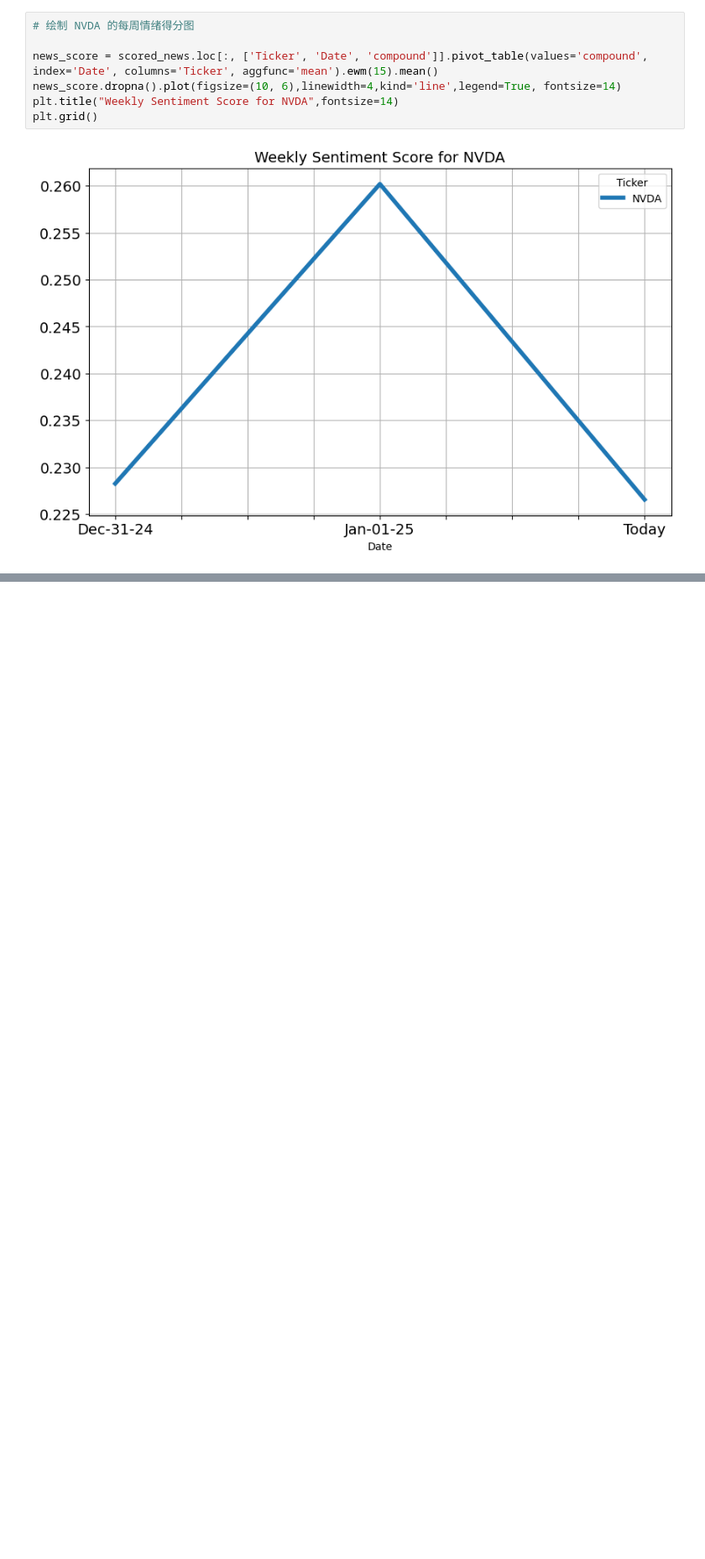
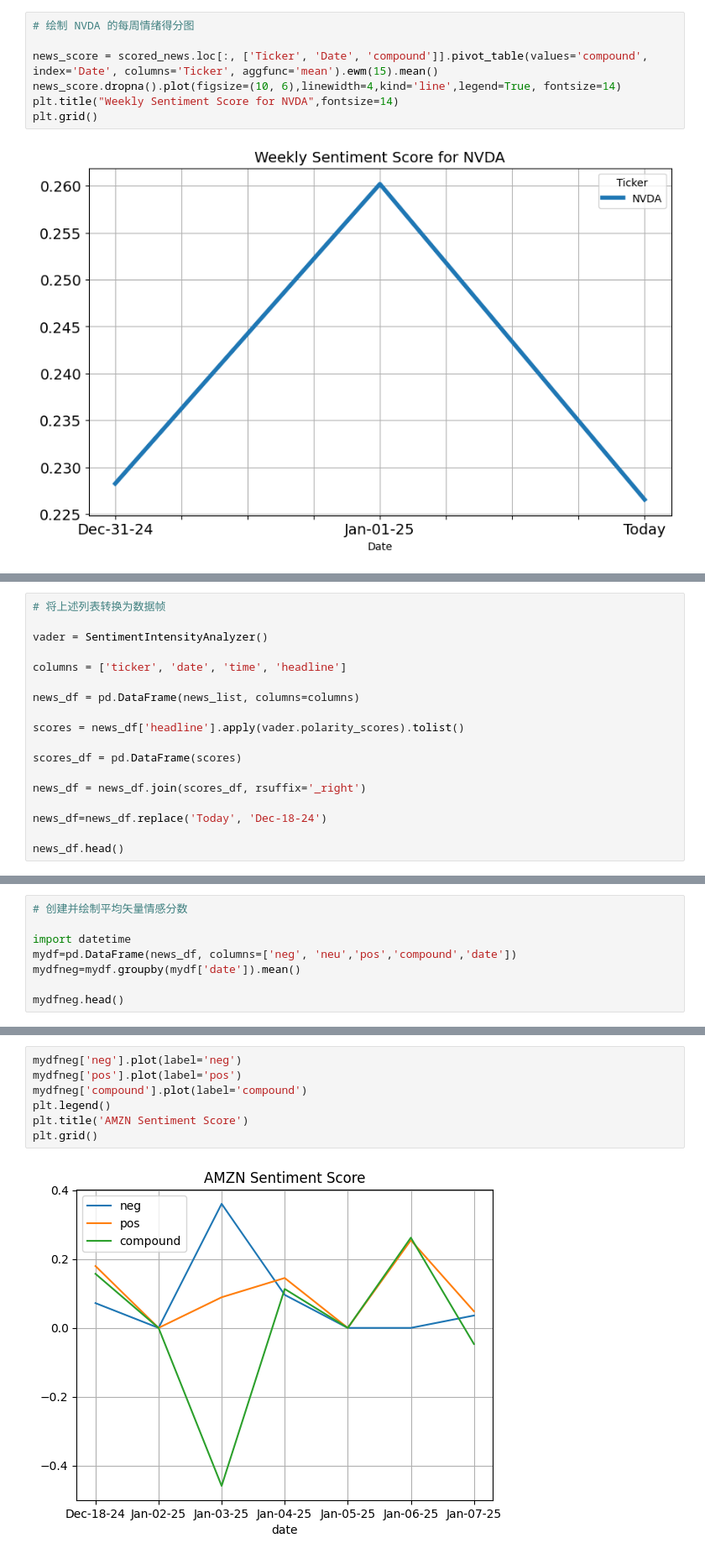
Before and after one commit to weip2008/LearnTorch, a Jupyter notebook: src/NLP_ML1.ipynb, the cells around one changed output, grey strips where cells are left out. Shown at 84% size. Drawn from its saved outputs; the diff is of its cells as text; blank space fills up the shorter version.

Commit message:
New data for this week

```diff
--- a/src/NLP_ML1.ipynb
+++ b/src/NLP_ML1.ipynb
@@ -94,0 +244,18 @@ plt.grid()
+# %%
+# 将上述列表转换为数据帧
+
+vader = SentimentIntensityAnalyzer()
+
+columns = ['ticker', 'date', 'time', 'headline']
+
+news_df = pd.DataFrame(news_list, columns=columns)
+
+scores = news_df['headline'].apply(vader.polarity_scores).tolist()
+
+scores_df = pd.DataFrame(scores)
+
+news_df = news_df.join(scores_df, rsuffix='_right')
+
+news_df=news_df.replace('Today', 'Dec-18-24')
+
+news_df.head()
@@ -94,0 +269,8 @@ plt.grid()
+# %%
+# 创建并绘制平均矢量情感分数
+
+import datetime
+mydf=pd.DataFrame(news_df, columns=['neg', 'neu','pos','compound','date'])
+mydfneg=mydf.groupby(mydf['date']).mean()
+
+mydfneg.head()
@@ -94,0 +285,9 @@ plt.grid()
+# %%
+mydfneg['neg'].plot(label='neg')
+mydfneg['pos'].plot(label='pos')
+mydfneg['compound'].plot(label='compound')
+plt.legend()
+plt.title('AMZN Sentiment Score')
+plt.grid()
+# %% [output]
+[figure, added]
```
Also changed, not shown: parts of 10 cells of this notebook, 10 other files.
